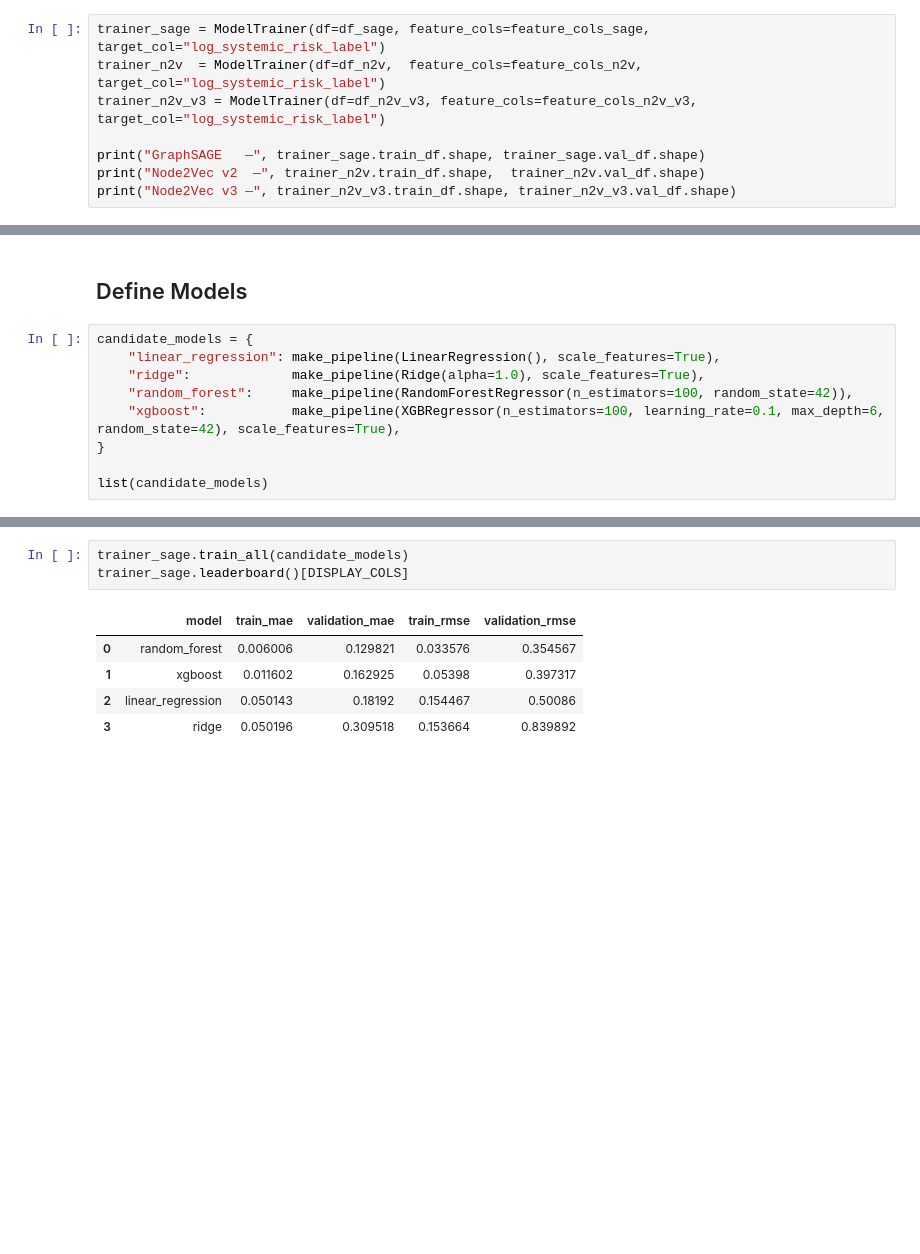
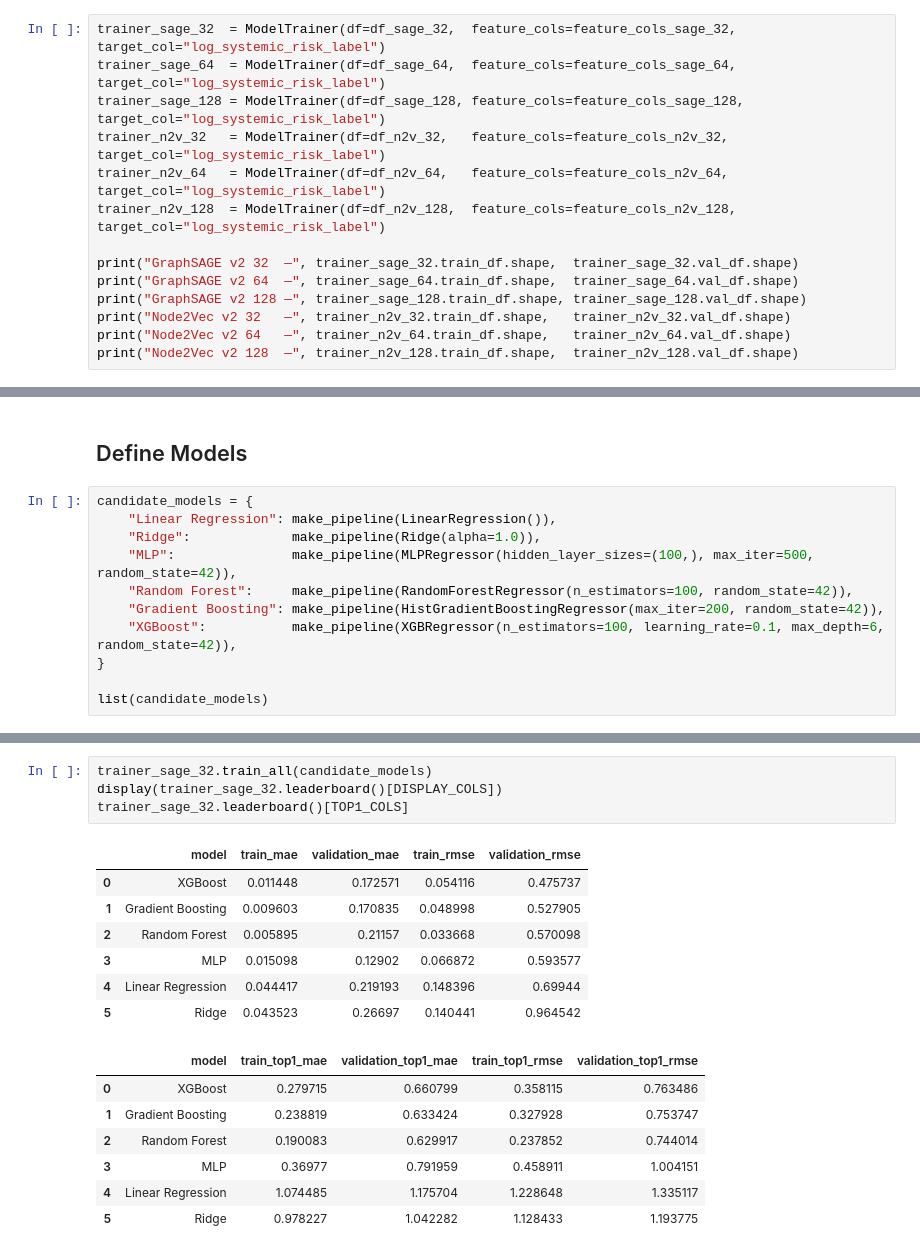
Before and after one commit to RubenCMarques/Using-GNNs-to-minimize-systemic-risk, a Jupyter notebook: src/notebooks/05b_ML_Fixed_Embeddings.ipynb, the cells around one changed output, grey strips where cells are left out. Saved outputs shown, nothing was run; the diff lists cells and outputs as text; blank space fills up the shorter version.

```diff
--- a/src/notebooks/05b_ML_Fixed_Embeddings.ipynb
+++ b/src/notebooks/05b_ML_Fixed_Embeddings.ipynb
@@ -72,9 +89,15 @@ Node2Vec v3 fixed:  (145536, 133)  —  128 embedding cols (128-dim)
 # %%
-trainer_sage = ModelTrainer(df=df_sage, feature_cols=feature_cols_sage, target_col="log_systemic_risk_label")
-trainer_n2v  = ModelTrainer(df=df_n2v,  feature_cols=feature_cols_n2v,  target_col="log_systemic_risk_label")
-trainer_n2v_v3 = ModelTrainer(df=df_n2v_v3, feature_cols=feature_cols_n2v_v3, target_col="log_systemic_risk_label")
+trainer_sage_32  = ModelTrainer(df=df_sage_32,  feature_cols=feature_cols_sage_32,  target_col="log_systemic_risk_label")
+trainer_sage_64  = ModelTrainer(df=df_sage_64,  feature_cols=feature_cols_sage_64,  target_col="log_systemic_risk_label")
+trainer_sage_128 = ModelTrainer(df=df_sage_128, feature_cols=feature_cols_sage_128, target_col="log_systemic_risk_label")
+trainer_n2v_32   = ModelTrainer(df=df_n2v_32,   feature_cols=feature_cols_n2v_32,   target_col="log_systemic_risk_label")
+trainer_n2v_64   = ModelTrainer(df=df_n2v_64,   feature_cols=feature_cols_n2v_64,   target_col="log_systemic_risk_label")
+trainer_n2v_128  = ModelTrainer(df=df_n2v_128,  feature_cols=feature_cols_n2v_128,  target_col="log_systemic_risk_label")
 
-print("GraphSAGE   —", trainer_sage.train_df.shape, trainer_sage.val_df.shape)
-print("Node2Vec v2  —", trainer_n2v.train_df.shape,  trainer_n2v.val_df.shape)
-print("Node2Vec v3 —", trainer_n2v_v3.train_df.shape, trainer_n2v_v3.val_df.shape)
+print("GraphSAGE v2 32  —", trainer_sage_32.train_df.shape,  trainer_sage_32.val_df.shape)
+print("GraphSAGE v2 64  —", trainer_sage_64.train_df.shape,  trainer_sage_64.val_df.shape)
+print("GraphSAGE v2 128 —", trainer_sage_128.train_df.shape, trainer_sage_128.val_df.shape)
+print("Node2Vec v2 32   —", trainer_n2v_32.train_df.shape,   trainer_n2v_32.val_df.shape)
+print("Node2Vec v2 64   —", trainer_n2v_64.train_df.shape,   trainer_n2v_64.val_df.shape)
+print("Node2Vec v2 128  —", trainer_n2v_128.train_df.shape,  trainer_n2v_128.val_df.shape)
 # %% [output]
@@ -85,10 +111,12 @@ Node2Vec v3 fixed — (109152, 133) (18192, 133)
 ## Define Models
 # %%
 candidate_models = {
-    "linear_regression": make_pipeline(LinearRegression(), scale_features=True),
-    "ridge":             make_pipeline(Ridge(alpha=1.0), scale_features=True),
-    "random_forest":     make_pipeline(RandomForestRegressor(n_estimators=100, random_state=42)),
-    "xgboost":           make_pipeline(XGBRegressor(n_estimators=100, learning_rate=0.1, max_depth=6, random_state=42), scale_features=True),
+    "Linear Regression": make_pipeline(LinearRegression()),
+    "Ridge":             make_pipeline(Ridge(alpha=1.0)),
+    "MLP":               make_pipeline(MLPRegressor(hidden_layer_sizes=(100,), max_iter=500, random_state=42)),
+    "Random Forest":     make_pipeline(RandomForestRegressor(n_estimators=100, random_state=42)),
+    "Gradient Boosting": make_pipeline(HistGradientBoostingRegressor(max_iter=200, random_state=42)),
+    "XGBoost":           make_pipeline(XGBRegressor(n_estimators=100, learning_rate=0.1, max_depth=6, random_state=42)),
 }
 
 list(candidate_models)
@@ -99,9 +132,19 @@ list(candidate_models)
 # %%
-trainer_sage.train_all(candidate_models)
-trainer_sage.leaderboard()[DISPLAY_COLS]
+trainer_sage_32.train_all(candidate_models)
+display(trainer_sage_32.leaderboard()[DISPLAY_COLS])
+trainer_sage_32.leaderboard()[TOP1_COLS]
 # %% [output]
 |  | model | train_mae | validation_mae | train_rmse | validation_rmse |
-| 0 | random_forest | 0.006006 | 0.129821 | 0.033576 | 0.354567 |
-| 1 | xgboost | 0.011602 | 0.162925 | 0.05398 | 0.397317 |
-| 2 | linear_regression | 0.050143 | 0.18192 | 0.154467 | 0.50086 |
-| 3 | ridge | 0.050196 | 0.309518 | 0.153664 | 0.839892 |
+| 0 | XGBoost | 0.011448 | 0.172571 | 0.054116 | 0.475737 |
+| 1 | Gradient Boosting | 0.009603 | 0.170835 | 0.048998 | 0.527905 |
+| 2 | Random Forest | 0.005895 | 0.21157 | 0.033668 | 0.570098 |
+| 3 | MLP | 0.015098 | 0.12902 | 0.066872 | 0.593577 |
+| 4 | Linear Regression | 0.044417 | 0.219193 | 0.148396 | 0.69944 |
+| 5 | Ridge | 0.043523 | 0.26697 | 0.140441 | 0.964542 |
+|  | model | train_top1_mae | validation_top1_mae | train_top1_rmse | validation_top1_rmse |
+| 0 | XGBoost | 0.279715 | 0.660799 | 0.358115 | 0.763486 |
+| 1 | Gradient Boosting | 0.238819 | 0.633424 | 0.327928 | 0.753747 |
+| 2 | Random Forest | 0.190083 | 0.629917 | 0.237852 | 0.744014 |
+| 3 | MLP | 0.36977 | 0.791959 | 0.458911 | 1.004151 |
+| 4 | Linear Regression | 1.074485 | 1.175704 | 1.228648 | 1.335117 |
+| 5 | Ridge | 0.978227 | 1.042282 | 1.128433 | 1.193775 |
```
Also changed, not shown: parts of 26 cells of this notebook, 2 other files.
